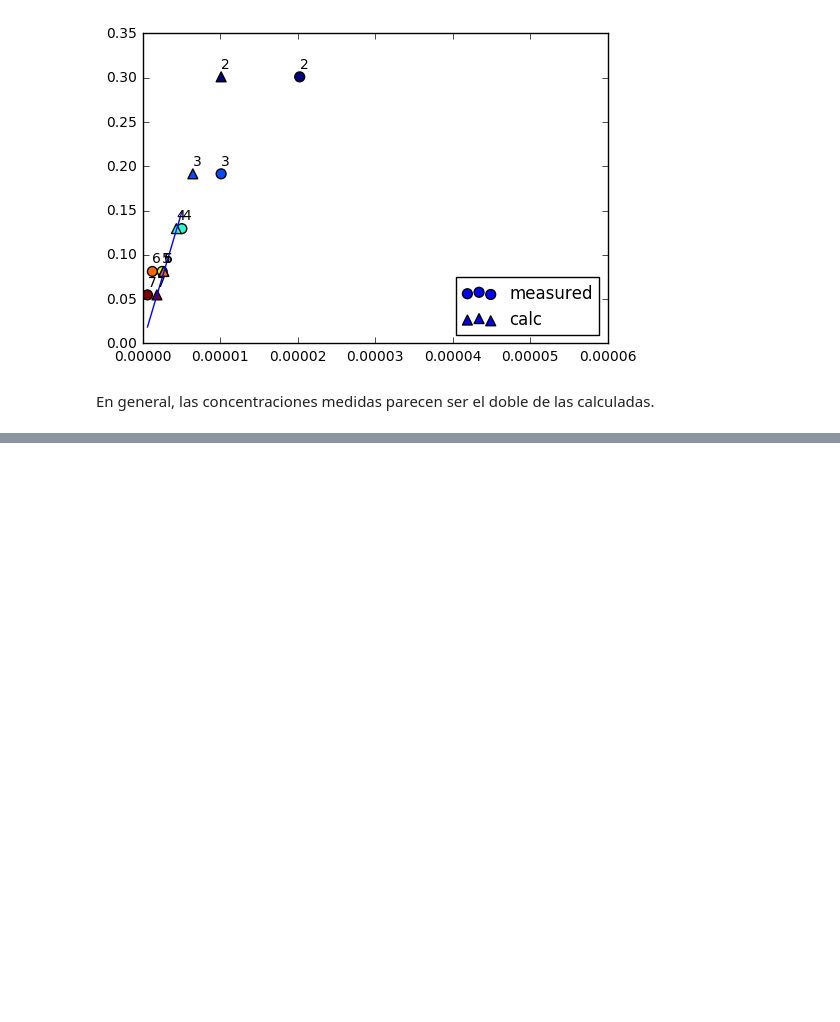
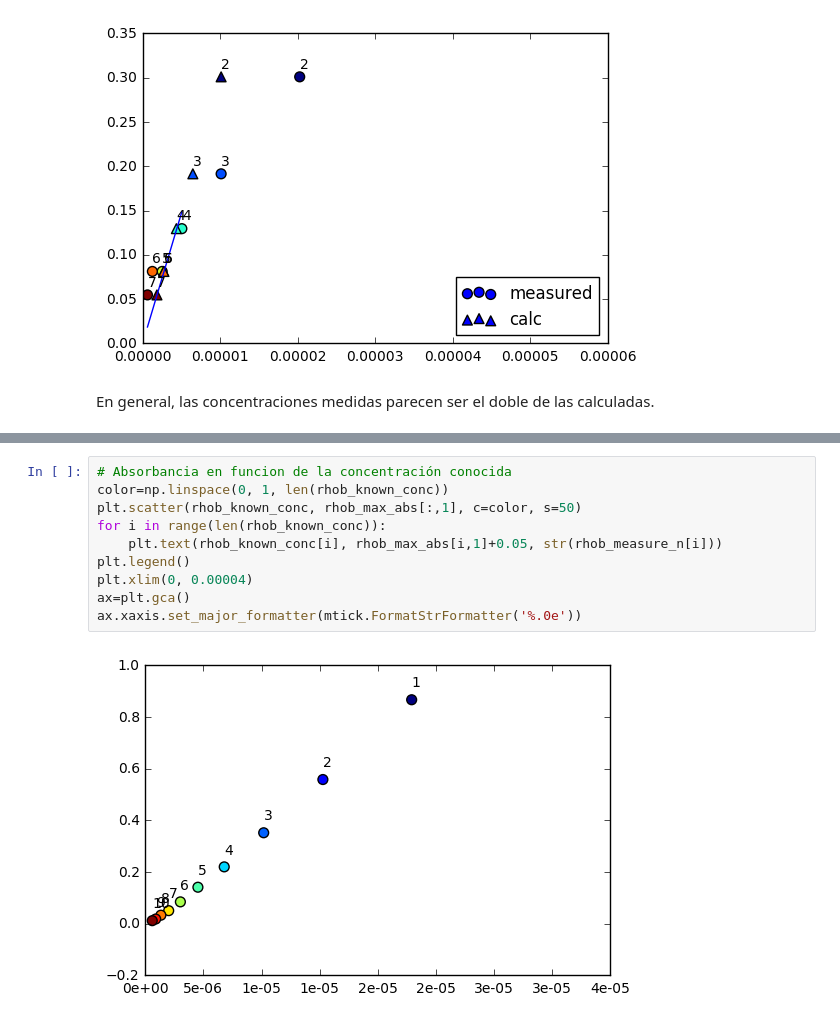
Before and after one commit to dforero0896/Laboratorio_Intermedio, a Jupyter notebook: Proyecto/data_analysis_proj.ipynb, the cells around one changed output, grey strips where cells are left out. Cells and saved outputs as stored; diff of their text form; blank space fills up the shorter version.

```diff
--- a/Proyecto/data_analysis_proj.ipynb
+++ b/Proyecto/data_analysis_proj.ipynb
@@ -365,0 +423,12 @@ En general, las concentraciones medidas parecen ser el doble de las calculadas.
+# %%
+# Absorbancia en funcion de la concentración conocida
+color=np.linspace(0, 1, len(rhob_known_conc))
+plt.scatter(rhob_known_conc, rhob_max_abs[:,1], c=color, s=50)
+for i in range(len(rhob_known_conc)):
+    plt.text(rhob_known_conc[i], rhob_max_abs[i,1]+0.05, str(rhob_measure_n[i]))
+plt.legend()
+plt.xlim(0, 0.00004)
+ax=plt.gca()
+ax.xaxis.set_major_formatter(mtick.FormatStrFormatter('%.0e'))
+# %% [output]
+[figure, added]
```
Also changed, not shown: parts of 13 cells of this notebook, 10 other files.
